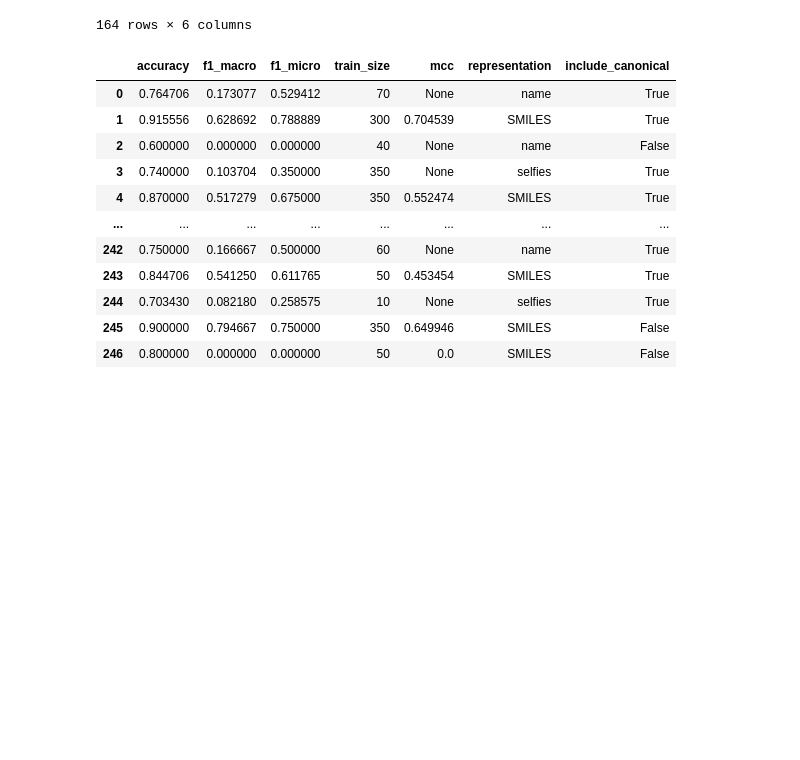
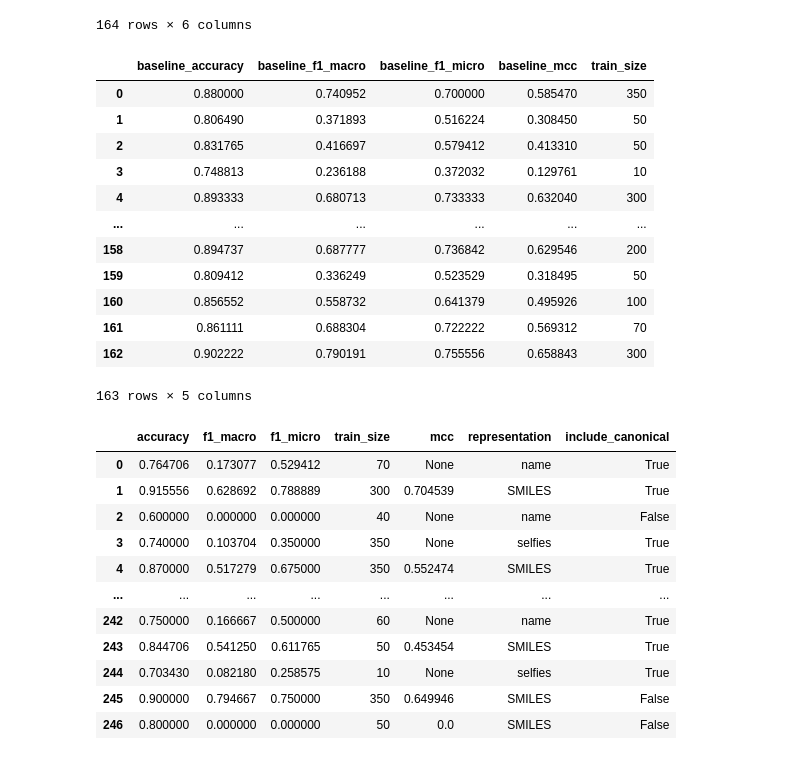
Before and after one commit to kjappelbaum/gpt3forchem, a Jupyter notebook: experiments/29_compile_photoswitch_results.ipynb, the cells around one changed output. Drawn from its saved outputs; the diff is of its cells as text; code cells hidden in the pictures; blank space fills up the shorter version.

```diff
--- a/experiments/29_compile_photoswitch_results.ipynb
+++ b/experiments/29_compile_photoswitch_results.ipynb
@@ -149,6 +166,22 @@ compiled_baseline_data
 | 162 | 0.840000 | 0.471378 | 0.600000 | 0.473489 | 50 | SMILES |
 | 163 | 0.885121 | 0.702217 | 0.712803 | 0.606648 | 100 | selfies |
 164 rows × 6 columns
+# %%
+compiled_tabpfn_baseline_data
+# %% [output]
+|  | baseline_accuracy | baseline_f1_macro | baseline_f1_micro | baseline_mcc | train_size |
+| 0 | 0.880000 | 0.740952 | 0.700000 | 0.585470 | 350 |
+| 1 | 0.806490 | 0.371893 | 0.516224 | 0.308450 | 50 |
+| 2 | 0.831765 | 0.416697 | 0.579412 | 0.413310 | 50 |
+| 3 | 0.748813 | 0.236188 | 0.372032 | 0.129761 | 10 |
+| 4 | 0.893333 | 0.680713 | 0.733333 | 0.632040 | 300 |
+| ... | ... | ... | ... | ... | ... |
+| 158 | 0.894737 | 0.687777 | 0.736842 | 0.629546 | 200 |
+| 159 | 0.809412 | 0.336249 | 0.523529 | 0.318495 | 50 |
+| 160 | 0.856552 | 0.558732 | 0.641379 | 0.495926 | 100 |
+| 161 | 0.861111 | 0.688304 | 0.722222 | 0.569312 | 70 |
+| 162 | 0.902222 | 0.790191 | 0.755556 | 0.658843 | 300 |
+163 rows × 5 columns
 # %%
 compiled_augmentation_data
 # %% [output]
```
Also changed, not shown: parts of 7 cells of this notebook, 24 other files.
